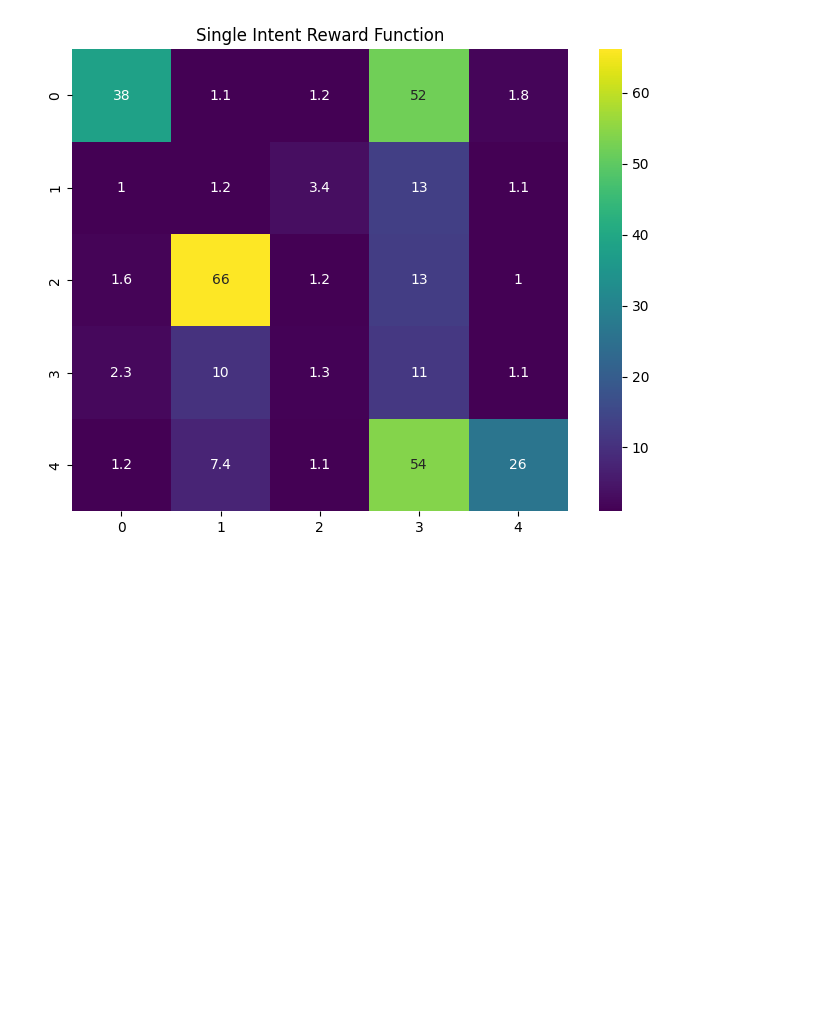
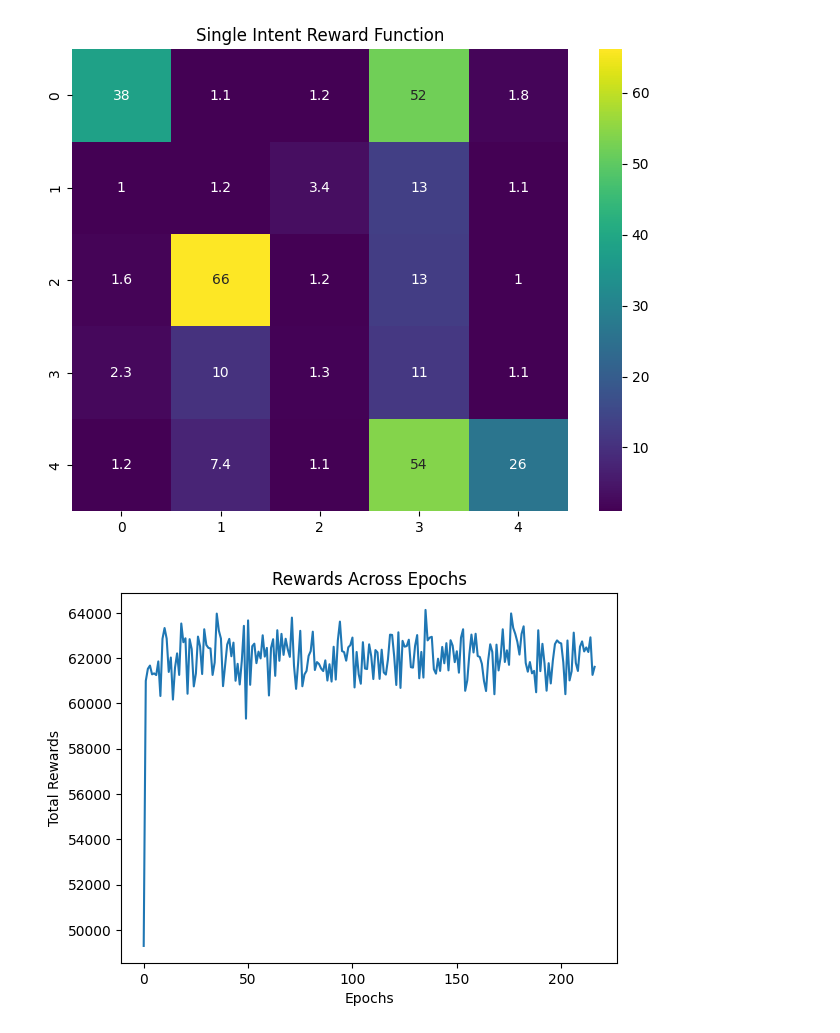
Before and after one commit to jaydenpersonnat/cs184-project, a Jupyter notebook: scratch.ipynb, the cells around one changed output. Cells and saved outputs as stored; diff of their text form; code cells hidden in the pictures; blank space fills up the shorter version.

```diff
--- a/scratch.ipynb
+++ b/scratch.ipynb
@@ -20,7 +20,7 @@ load_modules(modules)
 states = 25
 n_actions = 6
 # %%
-trajectories = read_json("data/trajectories_100.json")
+trajectories = read_json("data/trajectories_25.json")
 # %%
 T = convert_traj(trajectories)
 
@@ -154,7 +154,8 @@ def value_iteration(p, reward, discount, mu, H=1000, eps=1e-3, max_iterations=20
         total_rewards.append(total_reward)
         print(f"Episode: {epoch}, Total Reward: {total_reward}")
 
-    return v, q, total_rewards,
+
+    return v, q, np.array(total_rewards)
 # %%
-V, Q, total_rewards = value_iteration(p_transition, reward.T[0], 1, mu)
+V, Q, total_rewards = value_iteration(p_transition, reward.T[0], 0.95, mu, max_iterations=10000)
 # %% [output]
@@ -204,3 +254,30 @@ def plot_reward_heatmap(reward_function):
 plot_reward_heatmap(reward.T[0])
 # %% [output]
 [figure]
+# %%
+def plot_rewards(rewards):
+    """
+    Plots a line plot of rewards across epochs using Seaborn.
+
+    Args:
+    rewards (np.array): A one-dimensional numpy array of total rewards per epoch.
+    """
+    # Convert array data into a DataFrame for Seaborn
+    data = pd.DataFrame({
+        'Epochs': np.arange(len(rewards)),
+        'Total Rewards': rewards
+    })
+
+    # Creating the line plot using Seaborn
+    sns.lineplot(x='Epochs', y='Total Rewards', data=data)
+
+    # Optional: Set the labels and title using Matplotlib functions
+    plt.xlabel('Epochs')              # Label for x-axis
+    plt.ylabel('Total Rewards')       # Label for y-axis
+    plt.title('Rewards Across Epochs') # Title of the plot
+
+    plt.show()
+# %%
+plot_rewards(total_rewards)
+# %% [output]
+[figure, added]
```
Also changed, not shown: parts of 7 cells of this notebook, 1 other file.
